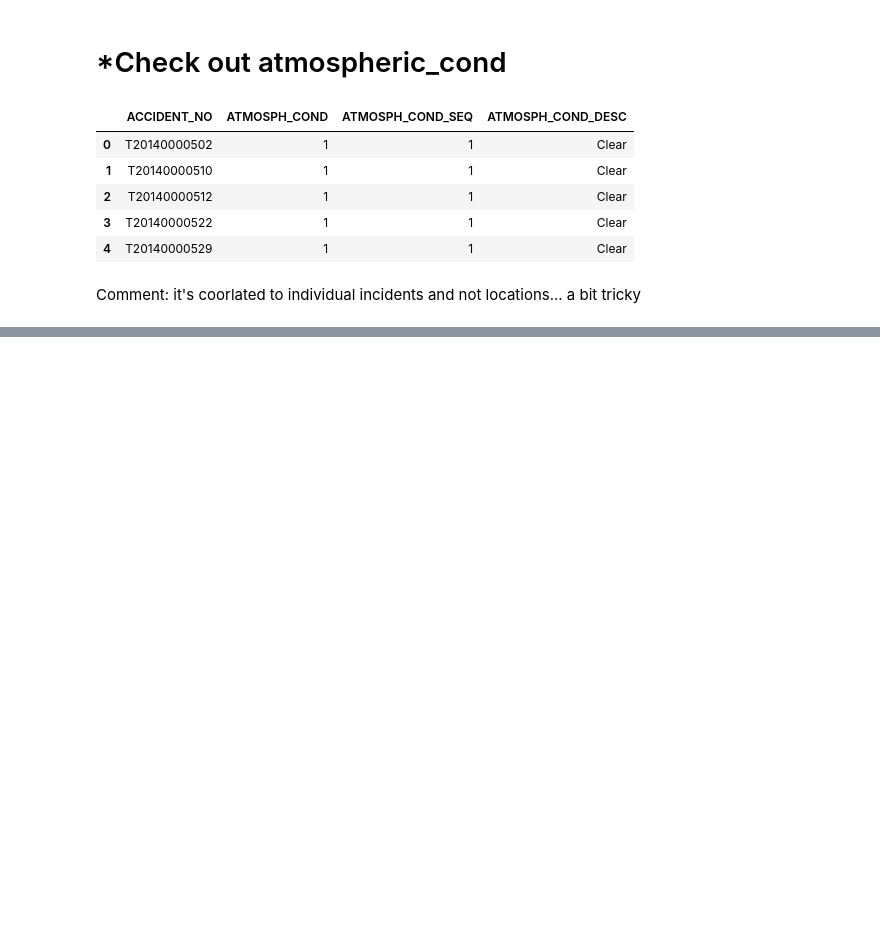
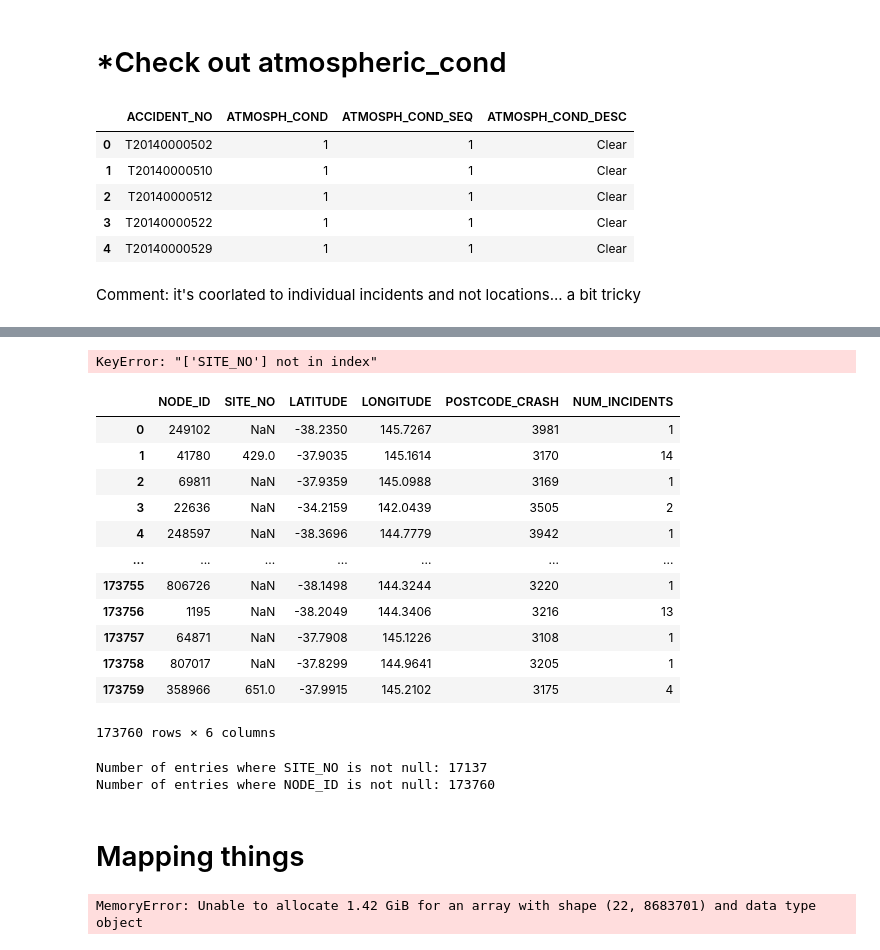
Before and after one commit to Natasji/GovHackDataDiggers, a Jupyter notebook: gov hack nat/TrafficMain.ipynb, the cells around one changed output, grey strips where cells are left out. Saved outputs shown, nothing was run; the diff lists cells and outputs as text; code cells hidden in the pictures; blank space fills up the shorter version.

```diff
--- a/gov hack nat/TrafficMain.ipynb
+++ b/gov hack nat/TrafficMain.ipynb
@@ -181,0 +195,10 @@ Number of entries where SITE_NO is not null: 4852
+# %%
+# Can be used for other datasets
+sign_df = pd.read_csv('Traffic_Count_Locations_csv.csv')
+
+# Rename columns to uppercase
+sign_df.columns = sign_df.columns.str.upper()
+sign_df.rename(columns={'ID': 'SITE_NO'}, inplace=True)
+
+round_lat_lon(sign_df, 4)
+sign_df.head()
@@ -181,0 +213,40 @@ Number of entries where SITE_NO is not null: 4852
+# %%
+# Extract latitude, longitude, and site_no columns from light_df
+site_df = sign_df[['LATITUDE', 'LONGITUDE', 'SITE_NO']]
+
+# Merge light_data with node_df based on latitude and longitude
+merged_df = pd.merge(merged_df, site_df, on=['LATITUDE', 'LONGITUDE'], how='left')
+
+# Display the updated node_df DataFrame
+merged_df
+# %% [output]
+KeyError: "['SITE_NO'] not in index"
+# %%
+merged_df = merged_df[['NODE_ID', 'SITE_NO', 'LATITUDE', 'LONGITUDE', 'POSTCODE_CRASH', 'NUM_INCIDENTS']]
+merged_df.to_csv('location_link.csv', index=False)
+merged_df
+# %% [output]
+|  | NODE_ID | SITE_NO | LATITUDE | LONGITUDE | POSTCODE_CRASH | NUM_INCIDENTS |
+| 0 | 249102 | NaN | -38.2350 | 145.7267 | 3981 | 1 |
+| 1 | 41780 | 429.0 | -37.9035 | 145.1614 | 3170 | 14 |
+| 2 | 69811 | NaN | -37.9359 | 145.0988 | 3169 | 1 |
+| 3 | 22636 | NaN | -34.2159 | 142.0439 | 3505 | 2 |
+| 4 | 248597 | NaN | -38.3696 | 144.7779 | 3942 | 1 |
+| ... | ... | ... | ... | ... | ... | ... |
+| 173755 | 806726 | NaN | -38.1498 | 144.3244 | 3220 | 1 |
+| 173756 | 1195 | NaN | -38.2049 | 144.3406 | 3216 | 13 |
+| 173757 | 64871 | NaN | -37.7908 | 145.1226 | 3108 | 1 |
+| 173758 | 807017 | NaN | -37.8299 | 144.9641 | 3205 | 1 |
+| 173759 | 358966 | 651.0 | -37.9915 | 145.2102 | 3175 | 4 |
+173760 rows × 6 columns
+# %%
+num_entries = merged_df['SITE_NO'].notnull().sum()
+print("Number of entries where SITE_NO is not null:", num_entries)
+
+num_entries = merged_df['NODE_ID'].notnull().sum()
+print("Number of entries where NODE_ID is not null:", num_entries)
+# %% [output]
+Number of entries where SITE_NO is not null: 17137
+Number of entries where NODE_ID is not null: 173760
+# %% [markdown]
+# Mapping things
@@ -181,0 +258,23 @@ Number of entries where SITE_NO is not null: 4852
+# %%
+# Check for NaN values and filter them out
+df_clean = df.dropna(subset=['LATITUDE', 'LONGITUDE'])
+
+# Create a Folium map centered on the area of interest
+# You can use the mean of the coordinates to center the map
+center = [df['LATITUDE'].mean(), df['LONGITUDE'].mean()]
+m = folium.Map(location=center, zoom_start=5)
+
+# Add markers to the map for each coordinate
+for _, row in df.iterrows():
+    folium.Marker(
+        location=[row['LATITUDE'], row['LONGITUDE']],
+        popup=row['ACCIDENT_NO']
+    ).add_to(m)
+
+# Save the map to an HTML file
+#m.save('map.html')
+
+# Display the map in a Jupyter Notebook (optional)
+m
+# %% [output]
+MemoryError: Unable to allocate 1.42 GiB for an array with shape (22, 8683701) and data type object
```
Also changed, not shown: parts of 13 cells of this notebook, 28 other files.
